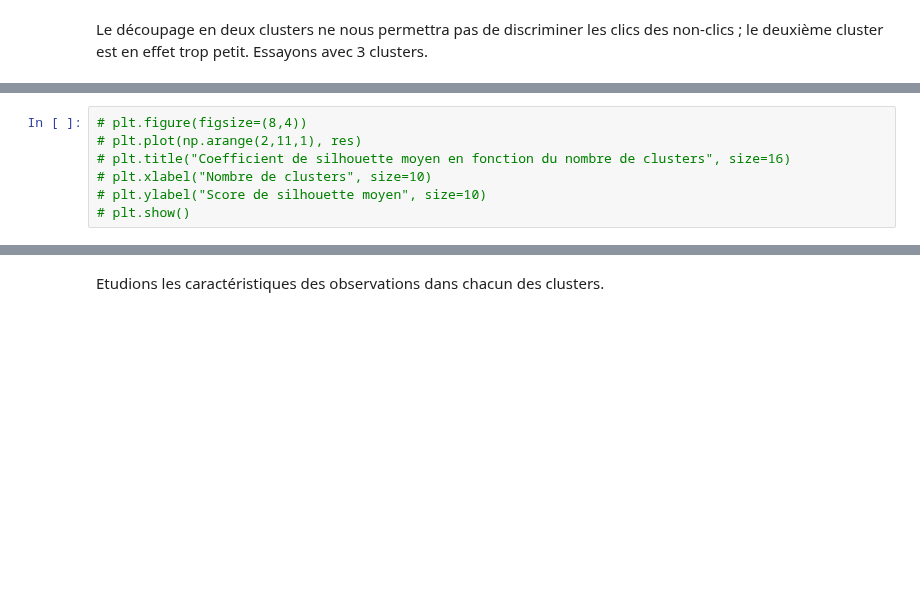
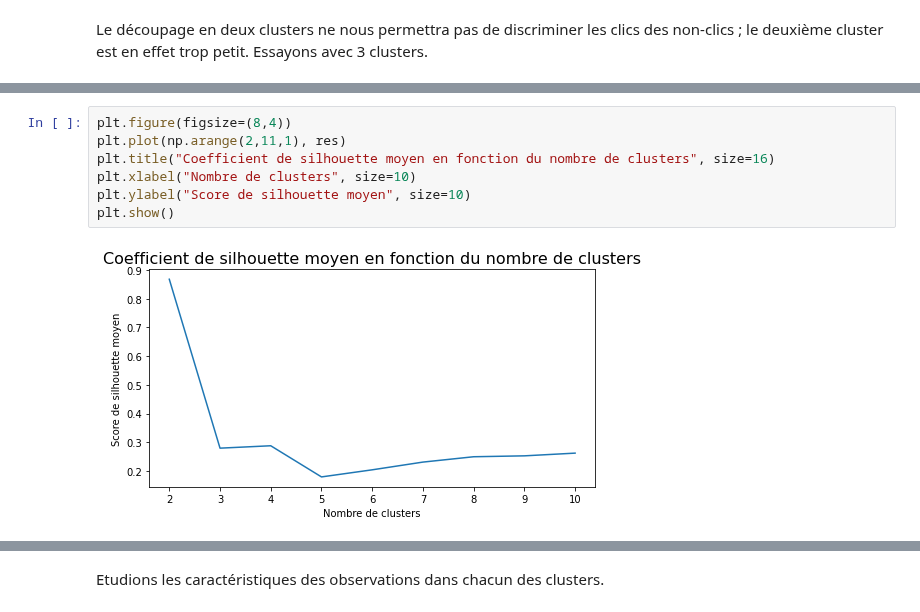
Before and after one commit to baptiste-pasquier/statapp, a Jupyter notebook: clustering.ipynb, the cells around one changed output, grey strips where cells are left out. Drawn from its saved outputs; the diff is of its cells as text; blank space fills up the shorter version.

```diff
--- a/clustering.ipynb
+++ b/clustering.ipynb
@@ -127,8 +148,10 @@ Essayons avec 3 clusters.
 # %%
-# plt.figure(figsize=(8,4))
-# plt.plot(np.arange(2,11,1), res)
-# plt.title("Coefficient de silhouette moyen en fonction du nombre de clusters", size=16)
-# plt.xlabel("Nombre de clusters", size=10)
-# plt.ylabel("Score de silhouette moyen", size=10)
-# plt.show()
+plt.figure(figsize=(8,4))
+plt.plot(np.arange(2,11,1), res)
+plt.title("Coefficient de silhouette moyen en fonction du nombre de clusters", size=16)
+plt.xlabel("Nombre de clusters", size=10)
+plt.ylabel("Score de silhouette moyen", size=10)
+plt.show()
+# %% [output]
+[figure, added]
 # %%
```
Also changed, not shown: parts of 15 cells of this notebook.
